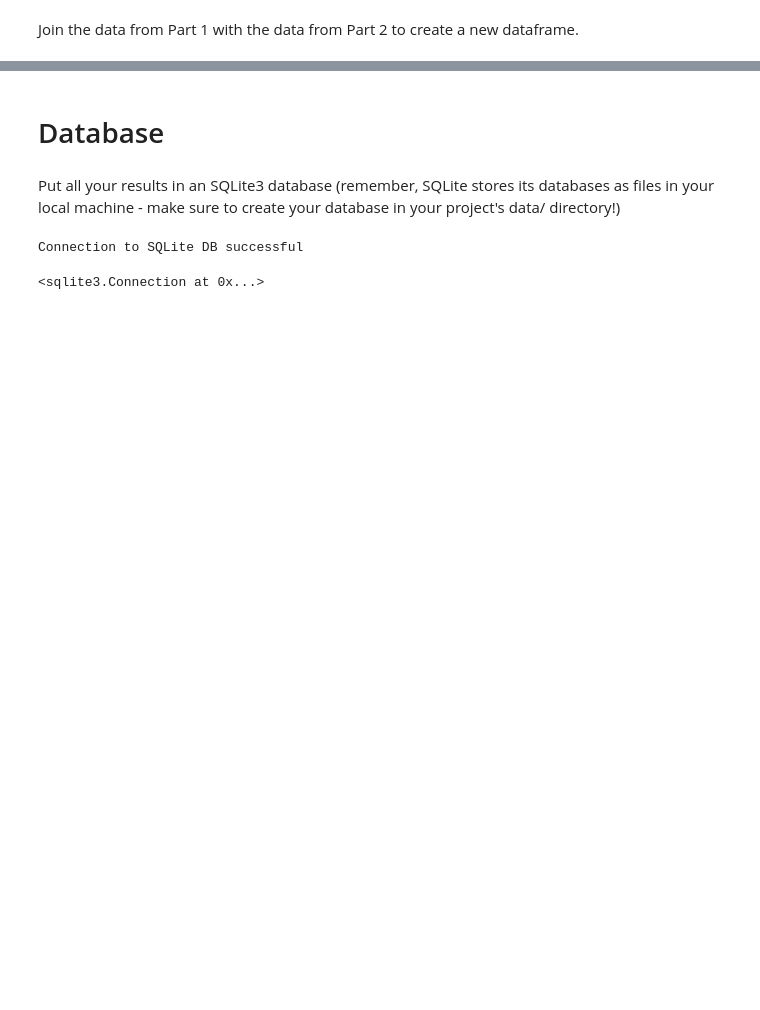
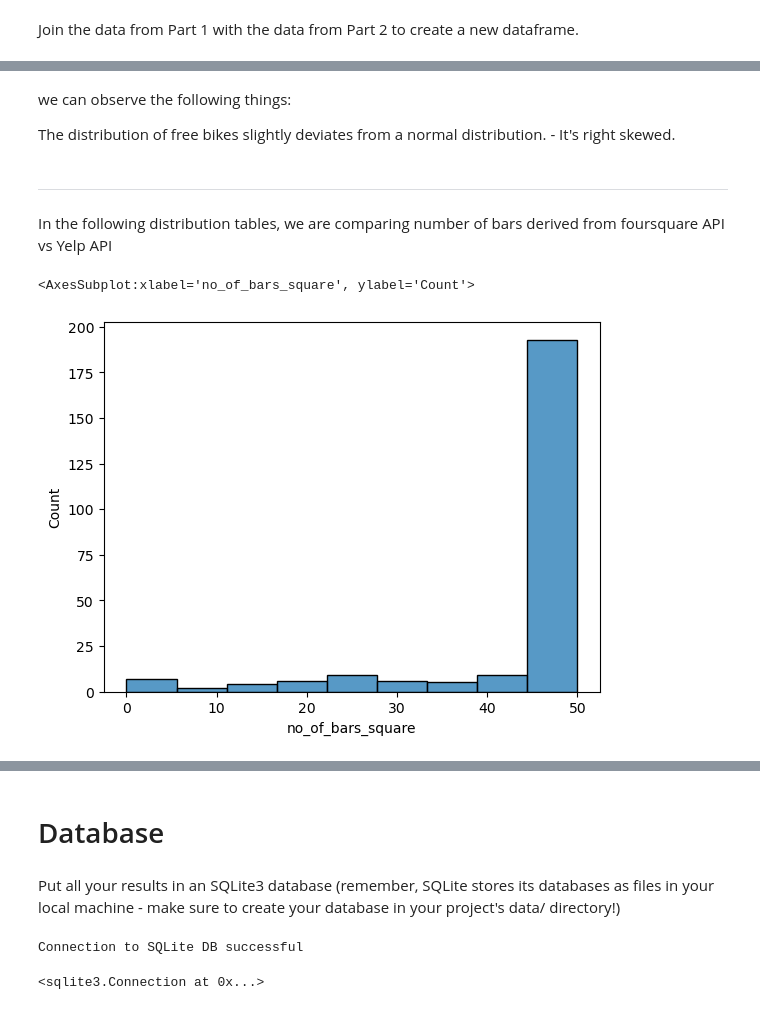
Before and after one commit to taaaraaa/Statistical-Modelling-Project, a Jupyter notebook: notebooks/joining_data.ipynb, the cells around one changed output, grey strips where cells are left out. Saved outputs shown, nothing was run; the diff lists cells and outputs as text; code cells hidden in the pictures; blank space fills up the shorter version.

```diff
--- a/notebooks/joining_data.ipynb
+++ b/notebooks/joining_data.ipynb
@@ -35,0 +68,16 @@ Provide a visualization that you used as part of your EDA process. Explain the i
+# %% [markdown]
+we can observe the following things:
+
+The distribution of free bikes slightly deviates from a normal distribution. - It's right skewed.
+# %% [markdown]
+___________________________________
+
+In the following distribution tables, we are comparing number of bars derived from foursquare API vs Yelp API
+# %%
+# descriptive statistics for number of bars derived from foursquare API
+BFY['no_of_bars_square'].describe()
+# histogram
+sns.histplot(BFY['no_of_bars_square'])
+# %% [output]
+<AxesSubplot:xlabel='no_of_bars_square', ylabel='Count'>
+[figure, added]
```
Also changed, not shown: parts of 18 cells of this notebook, 7 other files.
